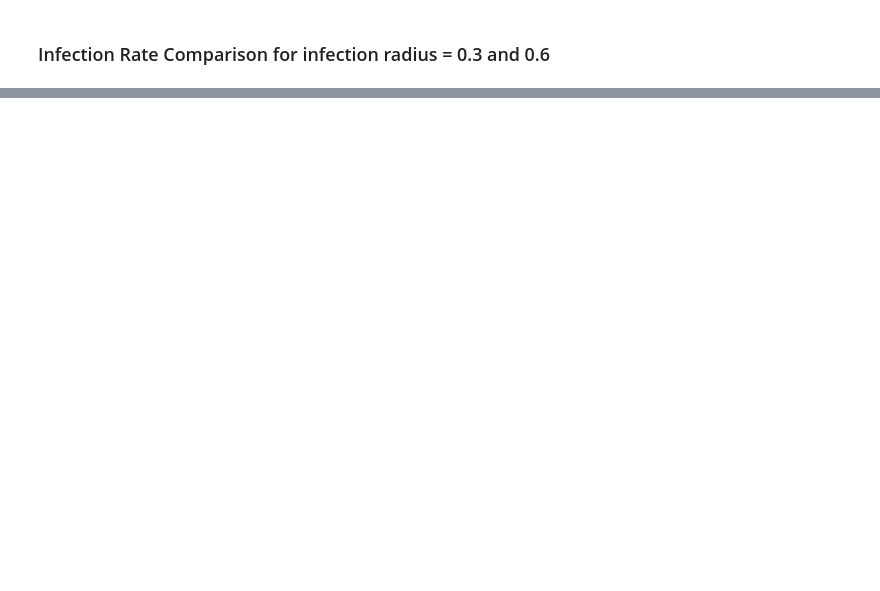
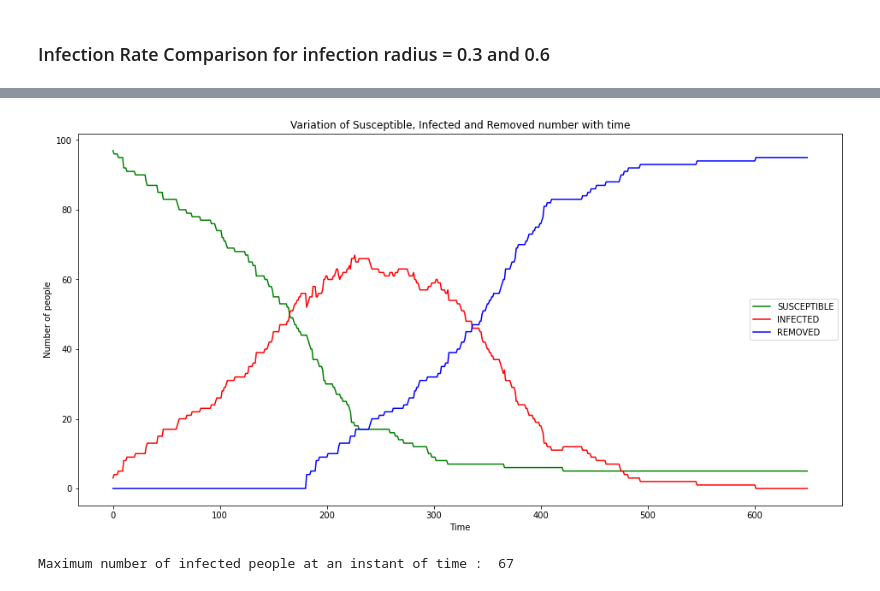
Before and after one commit to NirajanBekoju/Epidemic-Modelling, a Jupyter notebook: Data Analysis.ipynb, the cells around one changed output, grey strips where cells are left out. Cells and saved outputs as stored; diff of their text form; code cells hidden in the pictures; blank space fills up the shorter version.

```diff
--- a/Data Analysis.ipynb
+++ b/Data Analysis.ipynb
@@ -83,0 +130,6 @@ From the above graph, it is clear that when the infection radius increases, rate
+# %%
+dataf03_180_100_3 = read_display_SIR_data("dataf03_180_100_3")
+print("Maximum number of infected people at an instant of time : ", dataf03_180_100_3["I"].max())
+# %% [output]
+[figure, added]
+Maximum number of infected people at an instant of time :  67
```
Also changed, not shown: parts of 18 cells of this notebook.
